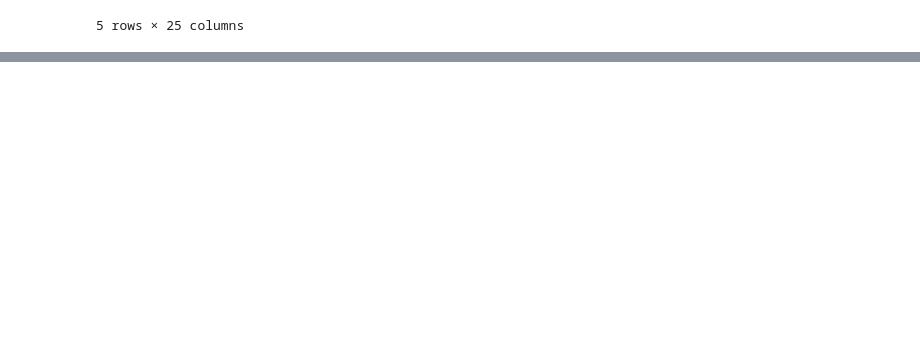
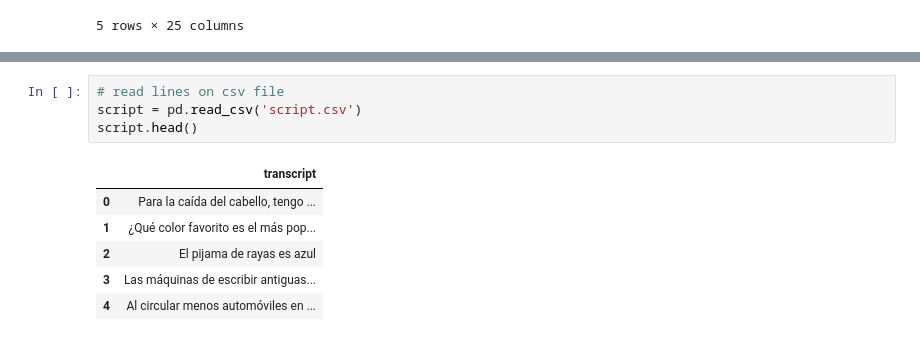
Before and after one commit to asosawelford/tesis, a Jupyter notebook: analysis/exploratory_analysis.ipynb, the cells around one changed output, grey strips where cells are left out. Saved outputs shown, nothing was run; the diff lists cells and outputs as text; blank space fills up the shorter version.

```diff
--- a/analysis/exploratory_analysis.ipynb
+++ b/analysis/exploratory_analysis.ipynb
@@ -398,0 +427,11 @@ subjective_results.head()
+# %%
+# read lines on csv file
+script = pd.read_csv('script.csv')
+script.head()
+# %% [output]
+|  | transcript |
+| 0 | Para la caída del cabello, tengo ... |
+| 1 | ¿Qué color favorito es el más pop... |
+| 2 | El pijama de rayas es azul |
+| 3 | Las máquinas de escribir antiguas... |
+| 4 | Al circular menos automóviles en ... |
```
Also changed, not shown: parts of 8 cells of this notebook, 32 other files.
